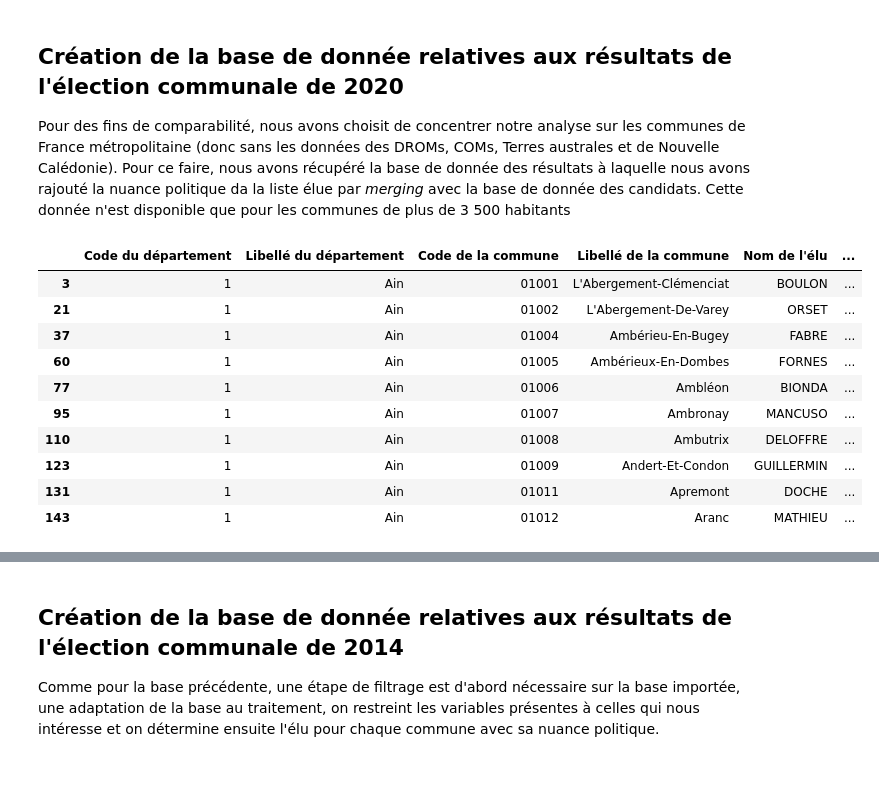
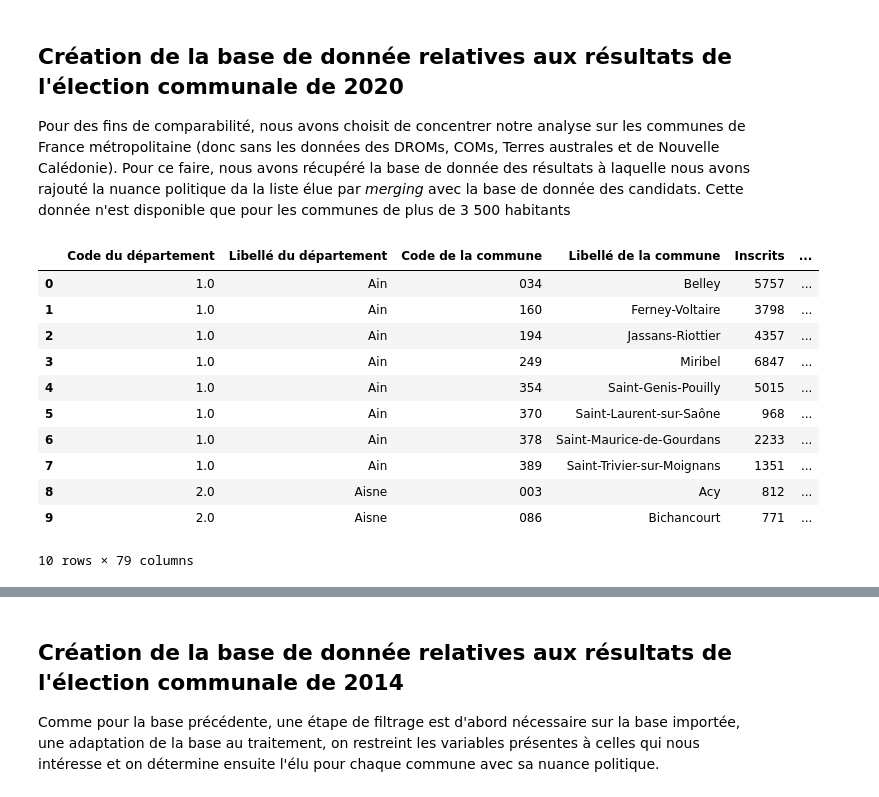
Before and after one commit to romainratajczyk/ENSAE-S1-Python-Project, a Jupyter notebook: Data formatting.ipynb, the cells around one changed output, grey strips where cells are left out. Drawn from its saved outputs; the diff is of its cells as text; code cells hidden in the pictures.

Commit message:
clean data formating

```diff
--- a/Data formatting.ipynb
+++ b/Data formatting.ipynb
@@ -17,28 +22,35 @@ BLOC_GAUCHE_ECOLO_2020 = [
 ## Création de la base de donnée relatives aux résultats de l'élection communale de 2020
 Pour des fins de comparabilité, nous avons choisit de concentrer notre analyse sur les communes de France métropolitaine (donc sans les données des DROMs, COMs, Terres australes et de Nouvelle Calédonie). Pour ce faire, nous avons récupéré la base de donnée des résultats à laquelle nous avons rajouté la nuance politique da la liste élue par *merging* avec la base de donnée des candidats. Cette donnée n'est disponible que pour les communes de plus de 3 500 habitants
 # %%
-#on fait le choix d'enlever les DROM, les COM, les Terres australes et la Nouvelle-Calédonie : code de département None ou supérieurs à 900
+#Nous faisons le choix d'enlever les DROM, les COM, les Terres australes et la Nouvelle-Calédonie : code de département None ou supérieurs à 900
 #le département de corse du sud sera noté 201 au lieu de 2A et haute corse 202 au lieu de 2B
-elus_2020 = pd.read_parquet('/home/onyxia/work/Python-project/Data/elus-conseillers-municipaux-cm.parquet')
-elus_2020['Code du département'] = elus_2020['Code du département'].replace('2A', '201')
-elus_2020['Code du département'] = elus_2020['Code du département'].replace('2B', '202')
-elus_2020['Code du département'] = pd.to_numeric(elus_2020['Code du département'], errors='coerce').astype('Int64')
-elus_2020 = elus_2020.dropna(subset=['Code du département'])
-elus_2020 = elus_2020[elus_2020['Code du département']<900]
-elus_2020 = elus_2020[elus_2020['Libellé de la fonction']=='Maire']
+resultats_2020 = pd.read_excel(
+    '/home/onyxia/work/Python-project/Data/2020-06-29-resultats-t2-communes-de-1000-hab-et-plus.xlsx',
+    header=0,
+    dtype={'Code de la commune': str, 'Code du département': str}
+)
 
-elus_2020 = elus_2020.drop(columns=['Code de la collectivité à statut particulier', 'Libellé de la collectivité à statut particulier','Libellé de la fonction'])
 
-elus_2020.head(10)
+resultats_2020['Code du département'] = resultats_2020['Code du département'].replace({'2A': '201', '2B': '202'})
+resultats_2020['Code du département'] = pd.to_numeric(resultats_2020['Code du département'], errors='coerce')
+resultats_2020 = resultats_2020[resultats_2020['Code du département'] < 900]
+
+
+resultats_2020['Code commune'] = (
+    resultats_2020['Code du département'].astype(int).astype(str).str.zfill(2) +
+    resultats_2020['Code de la commune'].astype(str).str.zfill(3)
+)
+resultats_2020.head(10)
 # %% [output]
-|  | Code du département | Libellé du département | Code de la commune | Libellé de la commune | Nom de l'élu | ... |
-| 3 | 1 | Ain | 01001 | L'Abergement-Clémenciat | BOULON | ... |
-| 21 | 1 | Ain | 01002 | L'Abergement-De-Varey | ORSET | ... |
-| 37 | 1 | Ain | 01004 | Ambérieu-En-Bugey | FABRE | ... |
-| 60 | 1 | Ain | 01005 | Ambérieux-En-Dombes | FORNES | ... |
-| 77 | 1 | Ain | 01006 | Ambléon | BIONDA | ... |
-| 95 | 1 | Ain | 01007 | Ambronay | MANCUSO | ... |
-| 110 | 1 | Ain | 01008 | Ambutrix | DELOFFRE | ... |
-| 123 | 1 | Ain | 01009 | Andert-Et-Condon | GUILLERMIN | ... |
-| 131 | 1 | Ain | 01011 | Apremont | DOCHE | ... |
-| 143 | 1 | Ain | 01012 | Aranc | MATHIEU | ... |
+|  | Code du département | Libellé du département | Code de la commune | Libellé de la commune | Inscrits | ... |
+| 0 | 1.0 | Ain | 034 | Belley | 5757 | ... |
+| 1 | 1.0 | Ain | 160 | Ferney-Voltaire | 3798 | ... |
+| 2 | 1.0 | Ain | 194 | Jassans-Riottier | 4357 | ... |
+| 3 | 1.0 | Ain | 249 | Miribel | 6847 | ... |
+| 4 | 1.0 | Ain | 354 | Saint-Genis-Pouilly | 5015 | ... |
+| 5 | 1.0 | Ain | 370 | Saint-Laurent-sur-Saône | 968 | ... |
+| 6 | 1.0 | Ain | 378 | Saint-Maurice-de-Gourdans | 2233 | ... |
+| 7 | 1.0 | Ain | 389 | Saint-Trivier-sur-Moignans | 1351 | ... |
+| 8 | 2.0 | Aisne | 003 | Acy | 812 | ... |
+| 9 | 2.0 | Aisne | 086 | Bichancourt | 771 | ... |
+10 rows × 79 columns
```
Also changed, not shown: parts of 18 cells of this notebook, 4 other files.
